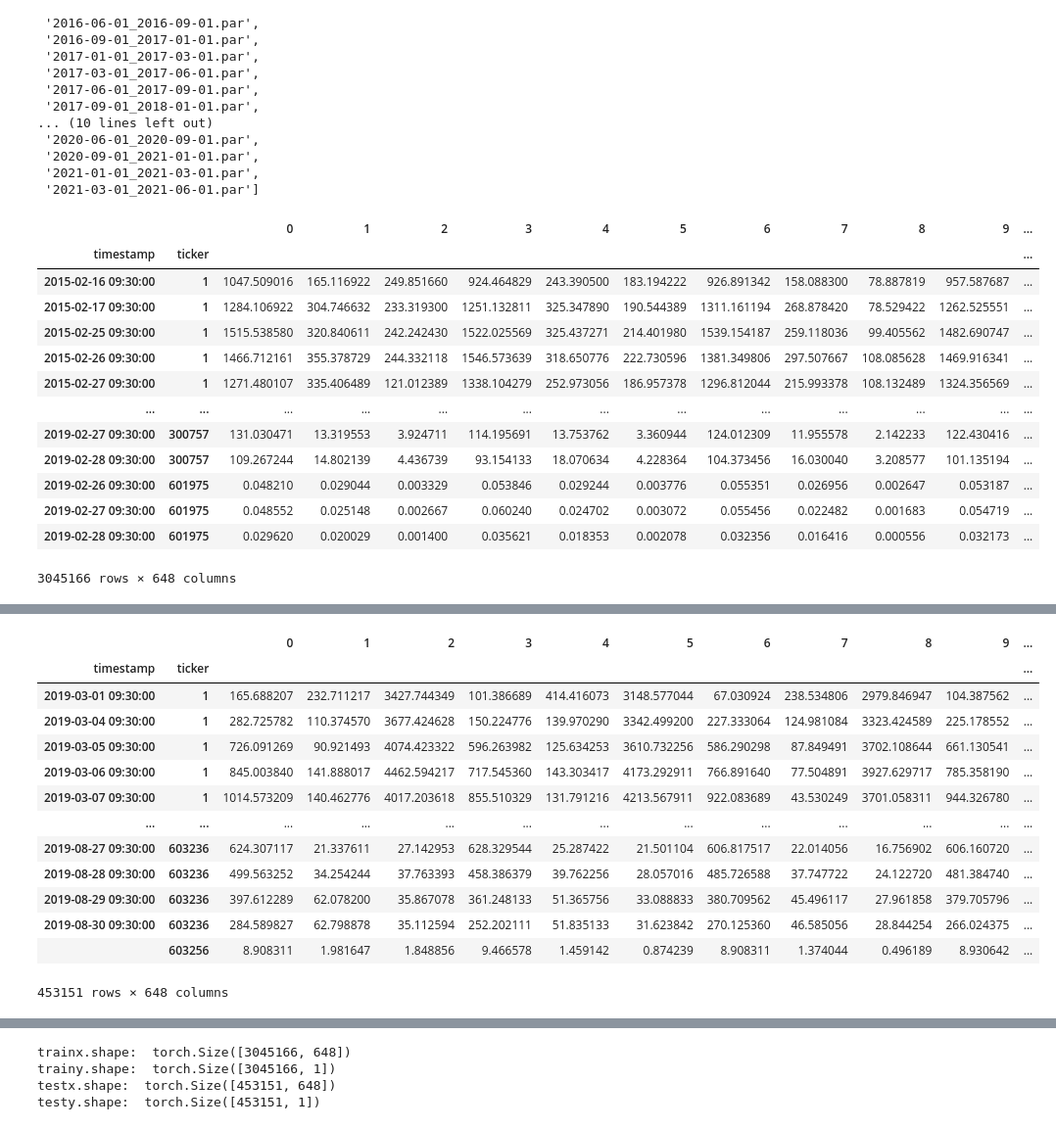
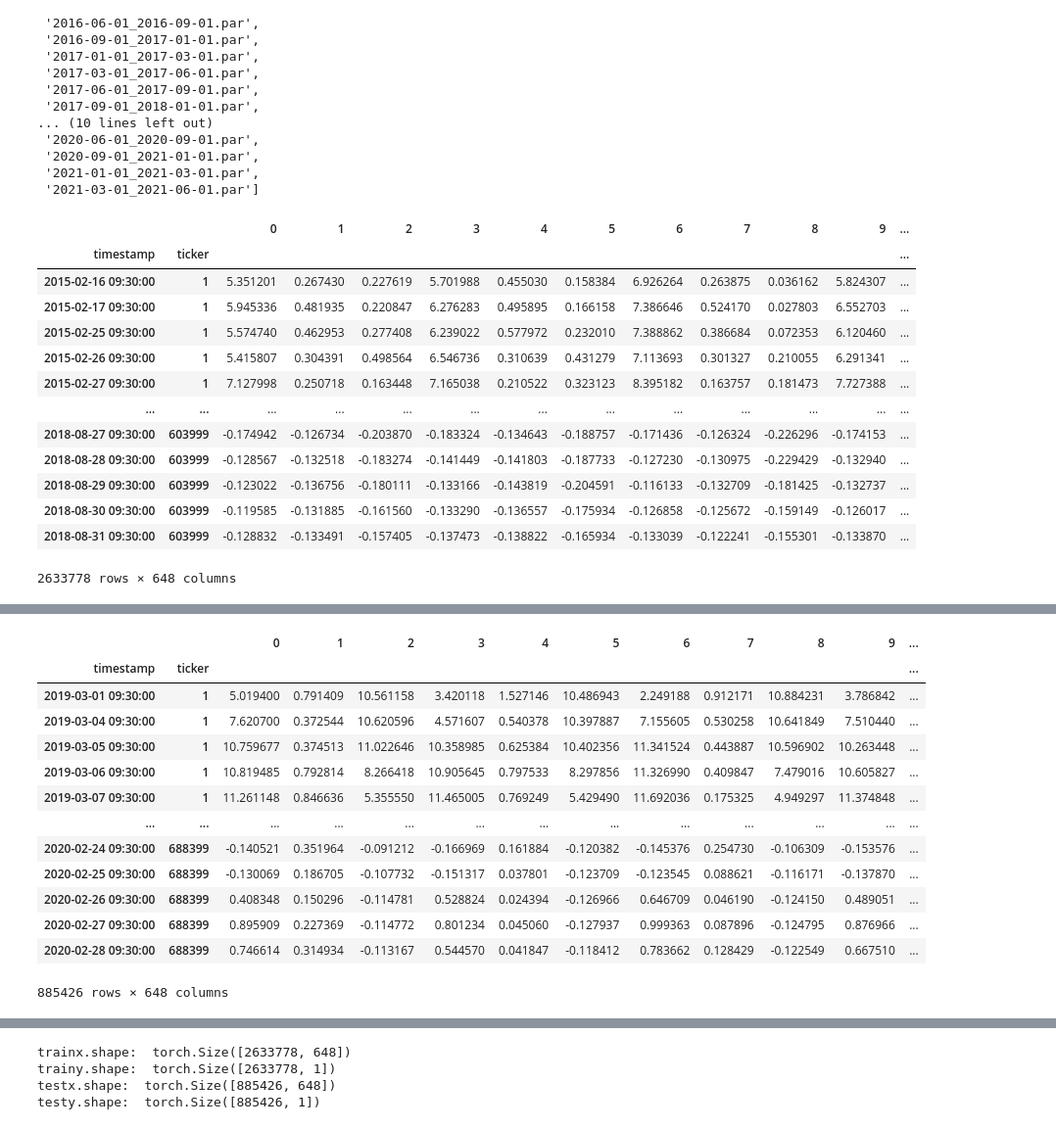
Before and after one commit to June24-Wu/Shannon, a Jupyter notebook: NoteBook/Test_Original_AlphaNet.ipynb, the cells around one changed output, grey strips where cells are left out. Shown at 98% size. Saved outputs shown, nothing was run; the diff lists cells and outputs as text; code cells hidden in the pictures.

```diff
--- a/NoteBook/Test_Original_AlphaNet.ipynb
+++ b/NoteBook/Test_Original_AlphaNet.ipynb
@@ -1,6 +1,7 @@
 # %%
-Alpha_Name = "AlphaNet_Original_Input_12.22_1d_return"
+Alpha_Name = "AlphaNet_Original_Input_12.22_1d_return_normalized"
 path = '/home/wuwenjun/Data/' + Alpha_Name +'/'
+output_path = "/home/wuwenjun/Alpha_Factor/" + Alpha_Name + "/result/"
 target = "1d_ret"
 # %%
 from os import walk
@@ -47,44 +48,44 @@ time_list
  '2021-01-01_2021-03-01.par',
  '2021-03-01_2021-06-01.par']
 # %%
-train_timestamp = time_list[:17]
-test_timestamp = time_list[17:19]
+train_timestamp = time_list[:15]
+test_timestamp = time_list[17:21]
 trainx , trainy , testx , testy = [] , [] , [],  []
 
 for train in tqdm(train_timestamp):
     df = pd.read_parquet(path+ "Final/" + train).set_index(["timestamp","ticker"])
     trainx.append(df.drop("target",axis=1))
     trainy.append(df['target'])
 trainx = pd.concat(trainx,axis=0)
 trainy = pd.concat(trainy,axis=0)
 
 display(trainx)
 display(trainy)
 
 for test in tqdm(test_timestamp):
     df = pd.read_parquet(path+ "Final/" + test).set_index(["timestamp","ticker"])
     testx.append(df.drop("target",axis=1))
     testy.append(df['target'])
 testx = pd.concat(testx,axis=0)
 testy = pd.concat(testy,axis=0)
 target_list = pd.DataFrame(testy.copy())
 display(testx)
 display(testy)
 # %% [output]
 |  |  | 0 | 1 | 2 | 3 | 4 | 5 | 6 | 7 | 8 | 9 | ... |
 | timestamp | ticker |  |  |  |  |  |  |  |  |  |  | ... |
-| 2015-02-16 09:30:00 | 1 | 1047.509016 | 165.116922 | 249.851660 | 924.464829 | 243.390500 | 183.194222 | 926.891342 | 158.088300 | 78.887819 | 957.587687 | ... |
-| 2015-02-17 09:30:00 | 1 | 1284.106922 | 304.746632 | 233.319300 | 1251.132811 | 325.347890 | 190.544389 | 1311.161194 | 268.878420 | 78.529422 | 1262.525551 | ... |
-| 2015-02-25 09:30:00 | 1 | 1515.538580 | 320.840611 | 242.242430 | 1522.025569 | 325.437271 | 214.401980 | 1539.154187 | 259.118036 | 99.405562 | 1482.690747 | ... |
-| 2015-02-26 09:30:00 | 1 | 1466.712161 | 355.378729 | 244.332118 | 1546.573639 | 318.650776 | 222.730596 | 1381.349806 | 297.507667 | 108.085628 | 1469.916341 | ... |
-| 2015-02-27 09:30:00 | 1 | 1271.480107 | 335.406489 | 121.012389 | 1338.104279 | 252.973056 | 186.957378 | 1296.812044 | 215.993378 | 108.132489 | 1324.356569 | ... |
+| 2015-02-16 09:30:00 | 1 | 5.351201 | 0.267430 | 0.227619 | 5.701988 | 0.455030 | 0.158384 | 6.926264 | 0.263875 | 0.036162 | 5.824307 | ... |
+| 2015-02-17 09:30:00 | 1 | 5.945336 | 0.481935 | 0.220847 | 6.276283 | 0.495895 | 0.166158 | 7.386646 | 0.524170 | 0.027803 | 6.552703 | ... |
+| 2015-02-25 09:30:00 | 1 | 5.574740 | 0.462953 | 0.277408 | 6.239022 | 0.577972 | 0.232010 | 7.388862 | 0.386684 | 0.072353 | 6.120460 | ... |
+| 2015-02-26 09:30:00 | 1 | 5.415807 | 0.304391 | 0.498564 | 6.546736 | 0.310639 | 0.431279 | 7.113693 | 0.301327 | 0.210055 | 6.291341 | ... |
+| 2015-02-27 09:30:00 | 1 | 7.127998 | 0.250718 | 0.163448 | 7.165038 | 0.210522 | 0.323123 | 8.395182 | 0.163757 | 0.181473 | 7.727388 | ... |
 | ... | ... | ... | ... | ... | ... | ... | ... | ... | ... | ... | ... | ... |
-| 2019-02-27 09:30:00 | 300757 | 131.030471 | 13.319553 | 3.924711 | 114.195691 | 13.753762 | 3.360944 | 124.012309 | 11.955578 | 2.142233 | 122.430416 | ... |
-| 2019-02-28 09:30:00 | 300757 | 109.267244 | 14.802139 | 4.436739 | 93.154133 | 18.070634 | 4.228364 | 104.373456 | 16.030040 | 3.208577 | 101.135194 | ... |
-| 2019-02-26 09:30:00 | 601975 | 0.048210 | 0.029044 | 0.003329 | 0.053846 | 0.029244 | 0.003776 | 0.055351 | 0.026956 | 0.002647 | 0.053187 | ... |
-| 2019-02-27 09:30:00 | 601975 | 0.048552 | 0.025148 | 0.002667 | 0.060240 | 0.024702 | 0.003072 | 0.055456 | 0.022482 | 0.001683 | 0.054719 | ... |
-| 2019-02-28 09:30:00 | 601975 | 0.029620 | 0.020029 | 0.001400 | 0.035621 | 0.018353 | 0.002078 | 0.032356 | 0.016416 | 0.000556 | 0.032173 | ... |
+| 2018-08-27 09:30:00 | 603999 | -0.174942 | -0.126734 | -0.203870 | -0.183324 | -0.134643 | -0.188757 | -0.171436 | -0.126324 | -0.226296 | -0.174153 | ... |
+| 2018-08-28 09:30:00 | 603999 | -0.128567 | -0.132518 | -0.183274 | -0.141449 | -0.141803 | -0.187733 | -0.127230 | -0.130975 | -0.229429 | -0.132940 | ... |
+| 2018-08-29 09:30:00 | 603999 | -0.123022 | -0.136756 | -0.180111 | -0.133166 | -0.143819 | -0.204591 | -0.116133 | -0.132709 | -0.181425 | -0.132737 | ... |
+| 2018-08-30 09:30:00 | 603999 | -0.119585 | -0.131885 | -0.161560 | -0.133290 | -0.136557 | -0.175934 | -0.126858 | -0.125672 | -0.159149 | -0.126017 | ... |
+| 2018-08-31 09:30:00 | 603999 | -0.128832 | -0.133491 | -0.157405 | -0.137473 | -0.138822 | -0.165934 | -0.133039 | -0.122241 | -0.155301 | -0.133870 | ... |
-3045166 rows × 648 columns
+2633778 rows × 648 columns
 timestamp            ticker
 2015-02-16 09:30:00  1        -0.705088
 2015-02-17 09:30:00  1         0.010739
@@ -101,17 +102,17 @@ Name: target, Length: 3045166, dtype: float64
 |  |  | 0 | 1 | 2 | 3 | 4 | 5 | 6 | 7 | 8 | 9 | ... |
 | timestamp | ticker |  |  |  |  |  |  |  |  |  |  | ... |
-| 2019-03-01 09:30:00 | 1 | 165.688207 | 232.711217 | 3427.744349 | 101.386689 | 414.416073 | 3148.577044 | 67.030924 | 238.534806 | 2979.846947 | 104.387562 | ... |
-| 2019-03-04 09:30:00 | 1 | 282.725782 | 110.374570 | 3677.424628 | 150.224776 | 139.970290 | 3342.499200 | 227.333064 | 124.981084 | 3323.424589 | 225.178552 | ... |
-| 2019-03-05 09:30:00 | 1 | 726.091269 | 90.921493 | 4074.423322 | 596.263982 | 125.634253 | 3610.732256 | 586.290298 | 87.849491 | 3702.108644 | 661.130541 | ... |
-| 2019-03-06 09:30:00 | 1 | 845.003840 | 141.888017 | 4462.594217 | 717.545360 | 143.303417 | 4173.292911 | 766.891640 | 77.504891 | 3927.629717 | 785.358190 | ... |
-| 2019-03-07 09:30:00 | 1 | 1014.573209 | 140.462776 | 4017.203618 | 855.510329 | 131.791216 | 4213.567911 | 922.083689 | 43.530249 | 3701.058311 | 944.326780 | ... |
+| 2019-03-01 09:30:00 | 1 | 5.019400 | 0.791409 | 10.561158 | 3.420118 | 1.527146 | 10.486943 | 2.249188 | 0.912171 | 10.884231 | 3.786842 | ... |
+| 2019-03-04 09:30:00 | 1 | 7.620700 | 0.372544 | 10.620596 | 4.571607 | 0.540378 | 10.397887 | 7.155605 | 0.530258 | 10.641849 | 7.510440 | ... |
+| 2019-03-05 09:30:00 | 1 | 10.759677 | 0.374513 | 11.022646 | 10.358985 | 0.625384 | 10.402356 | 11.341524 | 0.443887 | 10.596902 | 10.263448 | ... |
+| 2019-03-06 09:30:00 | 1 | 10.819485 | 0.792814 | 8.266418 | 10.905645 | 0.797533 | 8.297856 | 11.326990 | 0.409847 | 7.479016 | 10.605827 | ... |
+| 2019-03-07 09:30:00 | 1 | 11.261148 | 0.846636 | 5.355550 | 11.465005 | 0.769249 | 5.429490 | 11.692036 | 0.175325 | 4.949297 | 11.374848 | ... |
 | ... | ... | ... | ... | ... | ... | ... | ... | ... | ... | ... | ... | ... |
-| 2019-08-27 09:30:00 | 603236 | 624.307117 | 21.337611 | 27.142953 | 628.329544 | 25.287422 | 21.501104 | 606.817517 | 22.014056 | 16.756902 | 606.160720 | ... |
-| 2019-08-28 09:30:00 | 603236 | 499.563252 | 34.254244 | 37.763393 | 458.386379 | 39.762256 | 28.057016 | 485.726588 | 37.747722 | 24.122720 | 481.384740 | ... |
-| 2019-08-29 09:30:00 | 603236 | 397.612289 | 62.078200 | 35.867078 | 361.248133 | 51.365756 | 33.088833 | 380.709562 | 45.496117 | 27.961858 | 379.705796 | ... |
-| 2019-08-30 09:30:00 | 603236 | 284.589827 | 62.798878 | 35.112594 | 252.202111 | 51.835133 | 31.623842 | 270.125360 | 46.585056 | 28.844254 | 266.024375 | ... |
-|  | 603256 | 8.908311 | 1.981647 | 1.848856 | 9.466578 | 1.459142 | 0.874239 | 8.908311 | 1.374044 | 0.496189 | 8.930642 | ... |
+| 2020-02-24 09:30:00 | 688399 | -0.140521 | 0.351964 | -0.091212 | -0.166969 | 0.161884 | -0.120382 | -0.145376 | 0.254730 | -0.106309 | -0.153576 | ... |
+| 2020-02-25 09:30:00 | 688399 | -0.130069 | 0.186705 | -0.107732 | -0.151317 | 0.037801 | -0.123709 | -0.123545 | 0.088621 | -0.116171 | -0.137870 | ... |
+| 2020-02-26 09:30:00 | 688399 | 0.408348 | 0.150296 | -0.114781 | 0.528824 | 0.024394 | -0.126966 | 0.646709 | 0.046190 | -0.124150 | 0.489051 | ... |
+| 2020-02-27 09:30:00 | 688399 | 0.895909 | 0.227369 | -0.114772 | 0.801234 | 0.045060 | -0.127937 | 0.999363 | 0.087896 | -0.124795 | 0.876966 | ... |
+| 2020-02-28 09:30:00 | 688399 | 0.746614 | 0.314934 | -0.113167 | 0.544570 | 0.041847 | -0.118412 | 0.783662 | 0.128429 | -0.122549 | 0.667510 | ... |
-453151 rows × 648 columns
+885426 rows × 648 columns
 timestamp            ticker
 2019-03-01 09:30:00  1         0.210976
 2019-03-04 09:30:00  1         0.313131
@@ -128,6 +129,6 @@ Name: target, Length: 453151, dtype: float64
 # %%
-trainx = torch.from_numpy(np.array(trainx)).cuda()
-trainy = torch.from_numpy(np.array(trainy).reshape(-1,1)).cuda()
+trainx = torch.from_numpy(np.array(trainx))
+trainy = torch.from_numpy(np.array(trainy).reshape(-1,1))
 testx = torch.from_numpy(np.array(testx))
 testy = torch.from_numpy(np.array(testy).reshape(-1,1))
 print("trainx.shape: " , trainx.shape)
@@ -135,10 +136,10 @@ print("trainy.shape: " , trainy.shape)
 print("testx.shape: " , testx.shape)
 print("testy.shape: " , testy.shape)
 # %% [output]
-trainx.shape:  torch.Size([3045166, 648])
-trainy.shape:  torch.Size([3045166, 1])
-testx.shape:  torch.Size([453151, 648])
-testy.shape:  torch.Size([453151, 1])
+trainx.shape:  torch.Size([2633778, 648])
+trainy.shape:  torch.Size([2633778, 1])
+testx.shape:  torch.Size([885426, 648])
+testy.shape:  torch.Size([885426, 1])
 # %%
 train_dataset = Data.TensorDataset(trainx, trainy)
 test_dataset = Data.TensorDataset(testx, testy)
```
Also changed, not shown: parts of 12 cells of this notebook, 6 other files.
